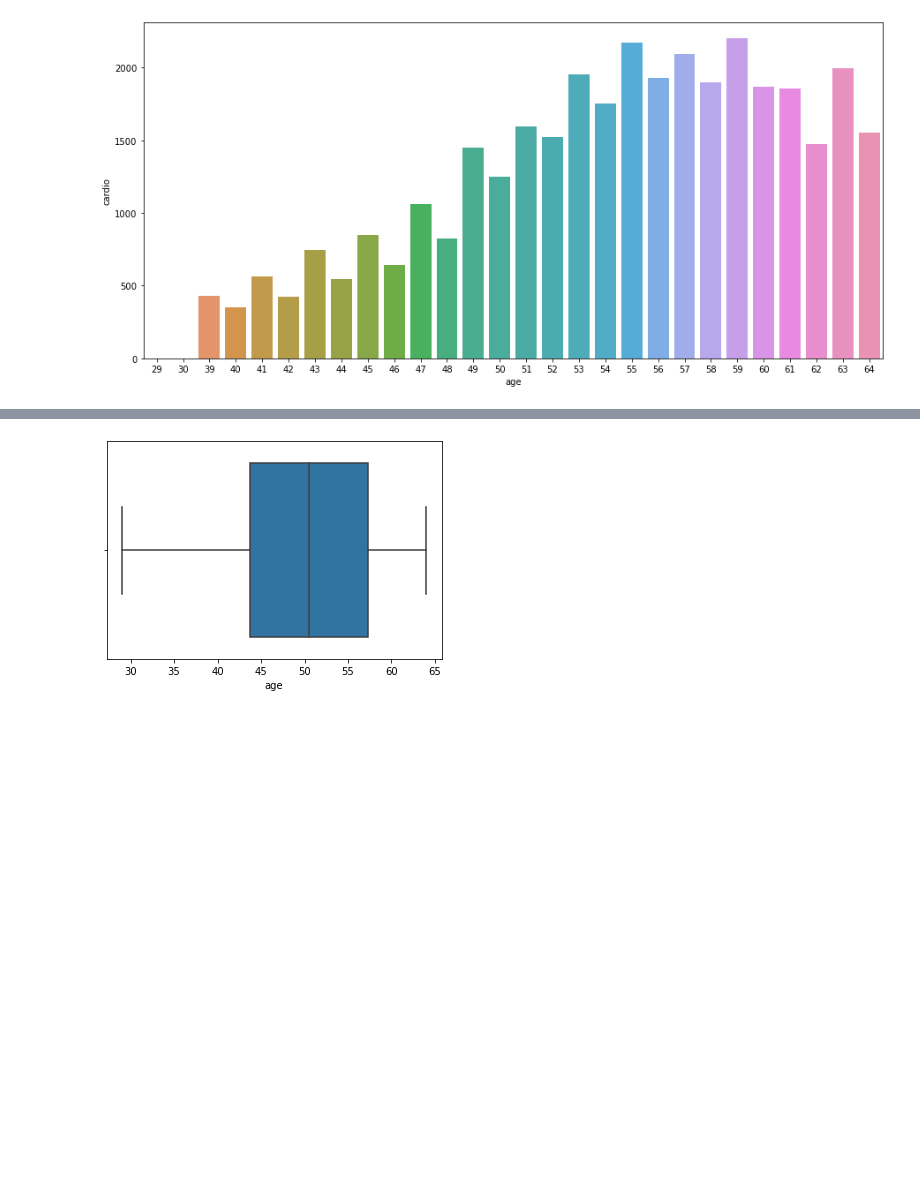
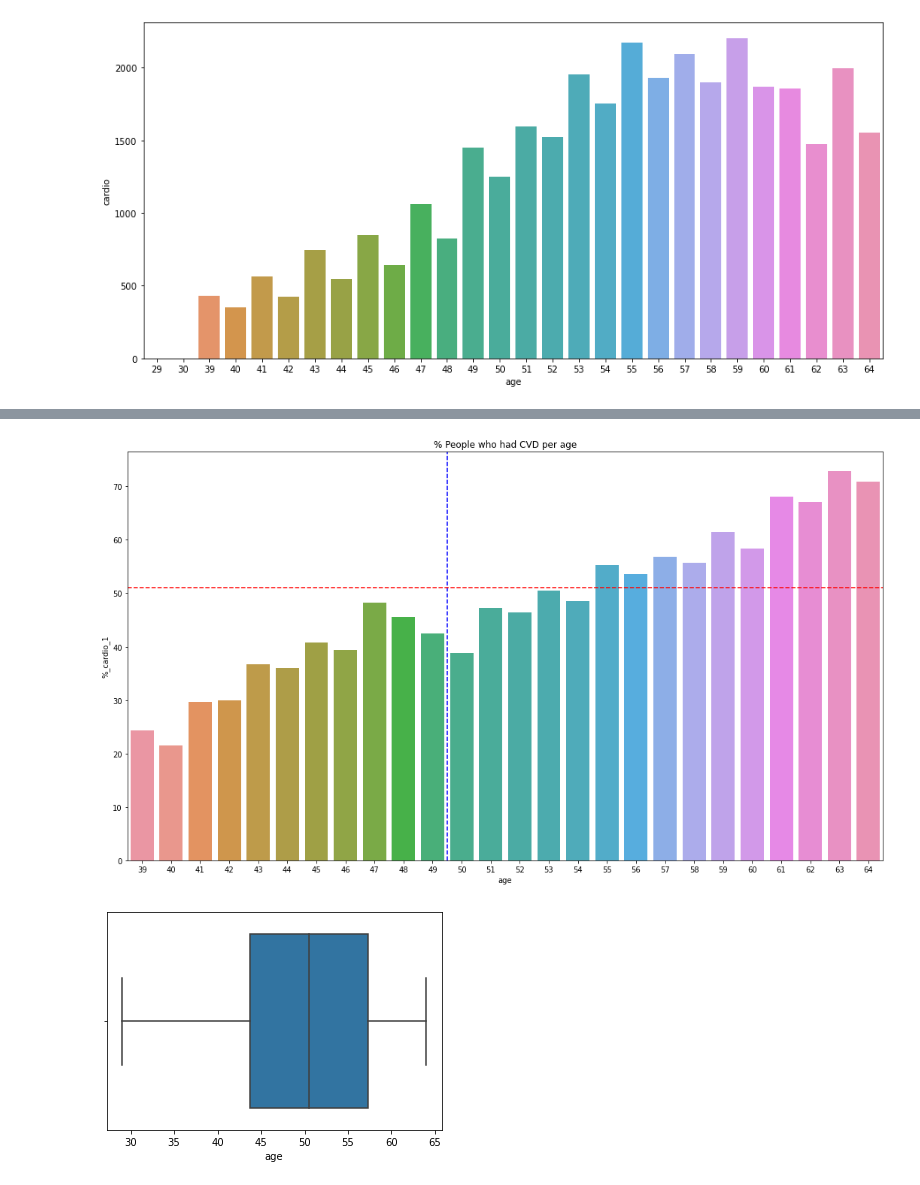
Before and after one commit to HenriqueCR1291/cardio_catch_diseases, a Jupyter notebook: m01_cardio_catch_diseases.ipynb, the cells around one changed output, grey strips where cells are left out. Saved outputs shown, nothing was run; the diff lists cells and outputs as text; code cells hidden in the pictures; blank space fills up the shorter version.

```diff
--- a/m01_cardio_catch_diseases.ipynb
+++ b/m01_cardio_catch_diseases.ipynb
@@ -276,0 +300,3 @@ sns.barplot(x='age', y='cardio', ax=ax, data=aux1)
+# %%
+aux1 = df3[['age', 'cardio']].groupby(['age','cardio']).size().reset_index().rename(columns={0:'total'})
+#aux1
@@ -277,3 +339,14 @@ sns.barplot(x='age', y='cardio', ax=ax, data=aux1)
+# %%
+fig_dims = (18, 10)
+fig, ax = plt.subplots(figsize=fig_dims)
+#plt.axvline(29.5, 0.0,1.0)
+graph = sns.barplot(x='age', y='%_cardio_1', ax=ax, data=aux1)
+graph.axvline(10.5, ymin=0.0, ymax=1.0, linestyle ="--", color='blue')
+graph.axhline(51, xmin=0.0, xmax=1.0, linestyle ="--", color='red')
+plt.title('% People who had CVD per age')
+plt.show()
+# %% [output]
+[figure, added]
 # %%
 #boxplot age+cardio
 sns.boxplot(x='age', data=aux1)
```
Also changed, not shown: parts of 37 cells of this notebook.
